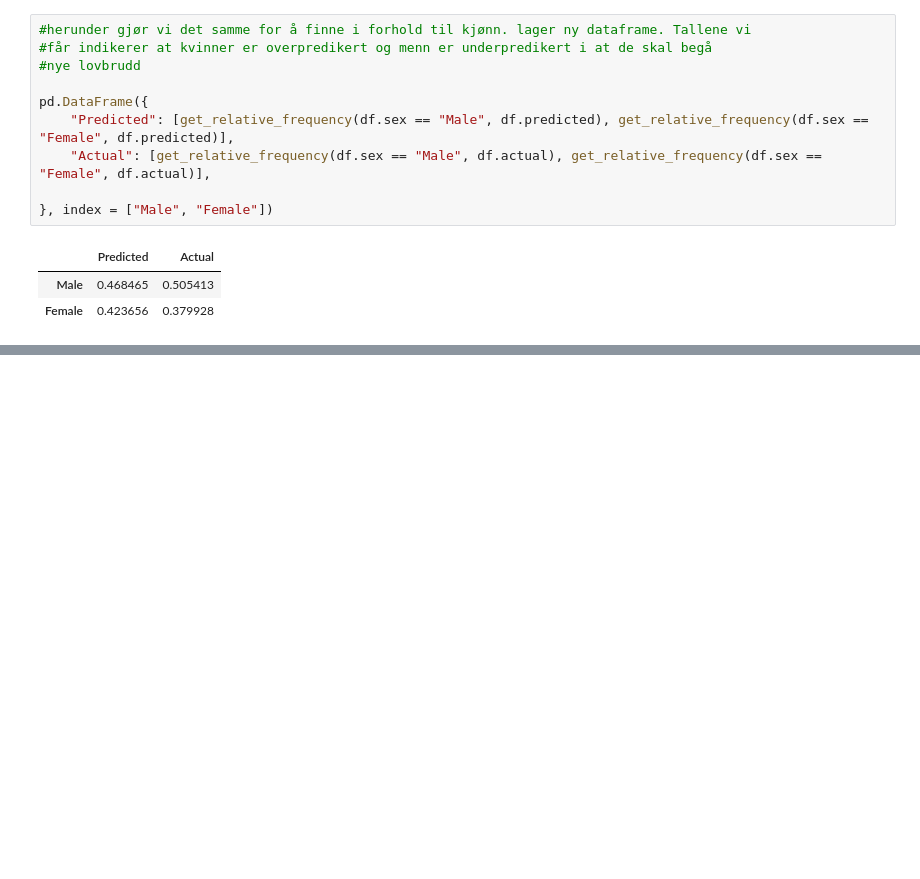
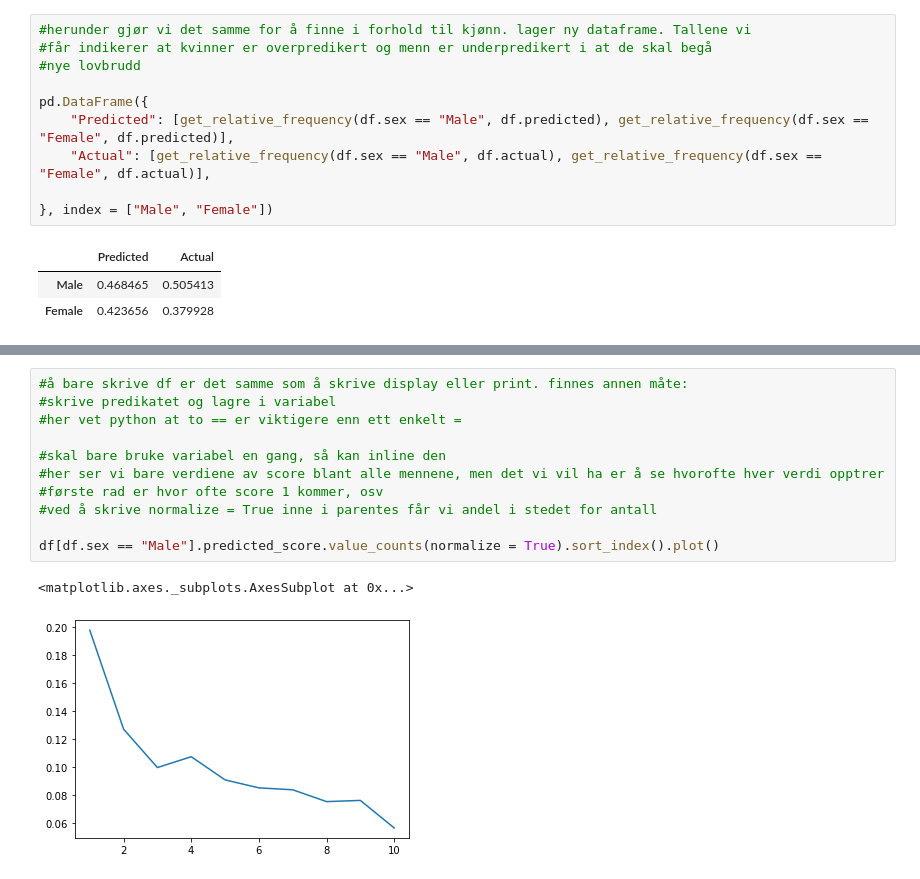
Before and after one commit to irisbore/hon2200-gr2, a Jupyter notebook: notebooks/001_tf_compas.ipynb, the cells around one changed output, grey strips where cells are left out. Cells and saved outputs as stored; diff of their text form; blank space fills up the shorter version.

```diff
--- a/notebooks/001_tf_compas.ipynb
+++ b/notebooks/001_tf_compas.ipynb
@@ -120,0 +170,14 @@ os.getcwd()
+# %%
+#å bare skrive df er det samme som å skrive display eller print. finnes annen måte:
+#skrive predikatet og lagre i variabel
+#her vet python at to == er viktigere enn ett enkelt =
+
+#skal bare bruke variabel en gang, så kan inline den
+#her ser vi bare verdiene av score blant alle mennene, men det vi vil ha er å se hvorofte hver verdi opptrer
+#første rad er hvor ofte score 1 kommer, osv
+#ved å skrive normalize = True inne i parentes får vi andel i stedet for antall
+
+df[df.sex == "Male"].predicted_score.value_counts(normalize = True).sort_index().plot()
+# %% [output]
+<matplotlib.axes._subplots.AxesSubplot at 0x...>
+[figure, added]
```
Also changed, not shown: parts of 9 cells of this notebook, 2 other files.
